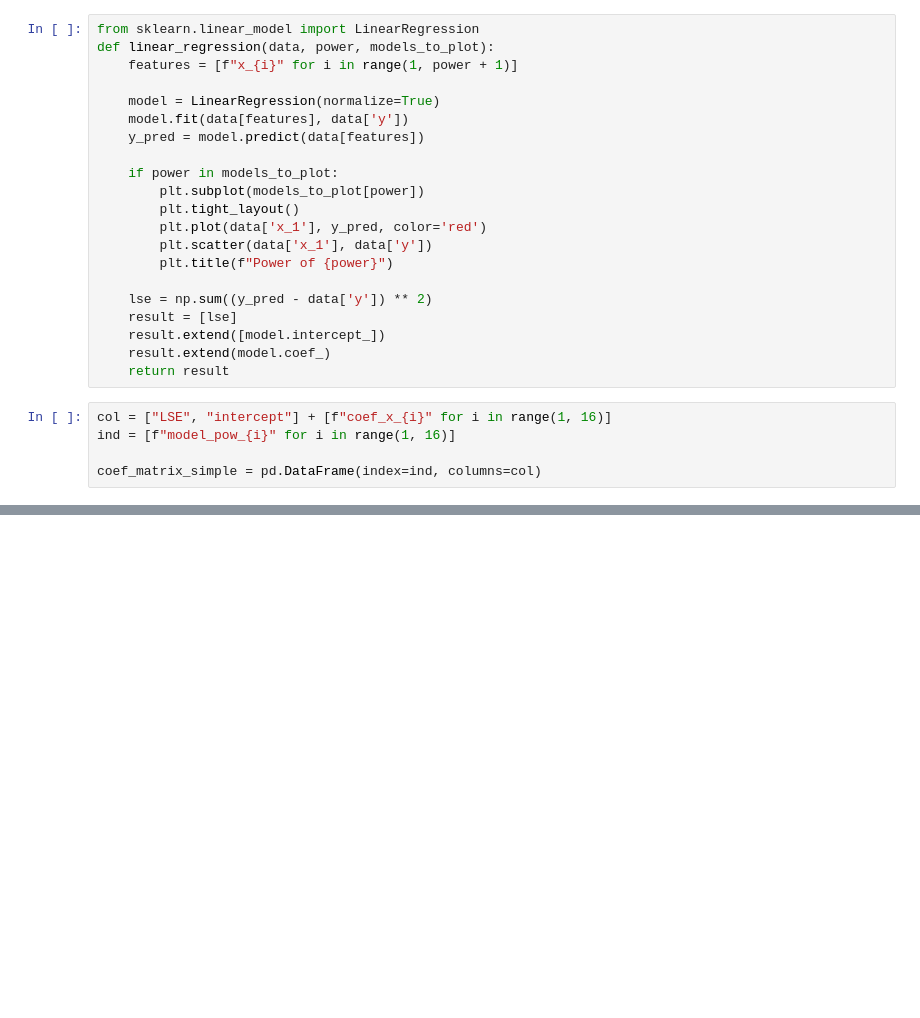
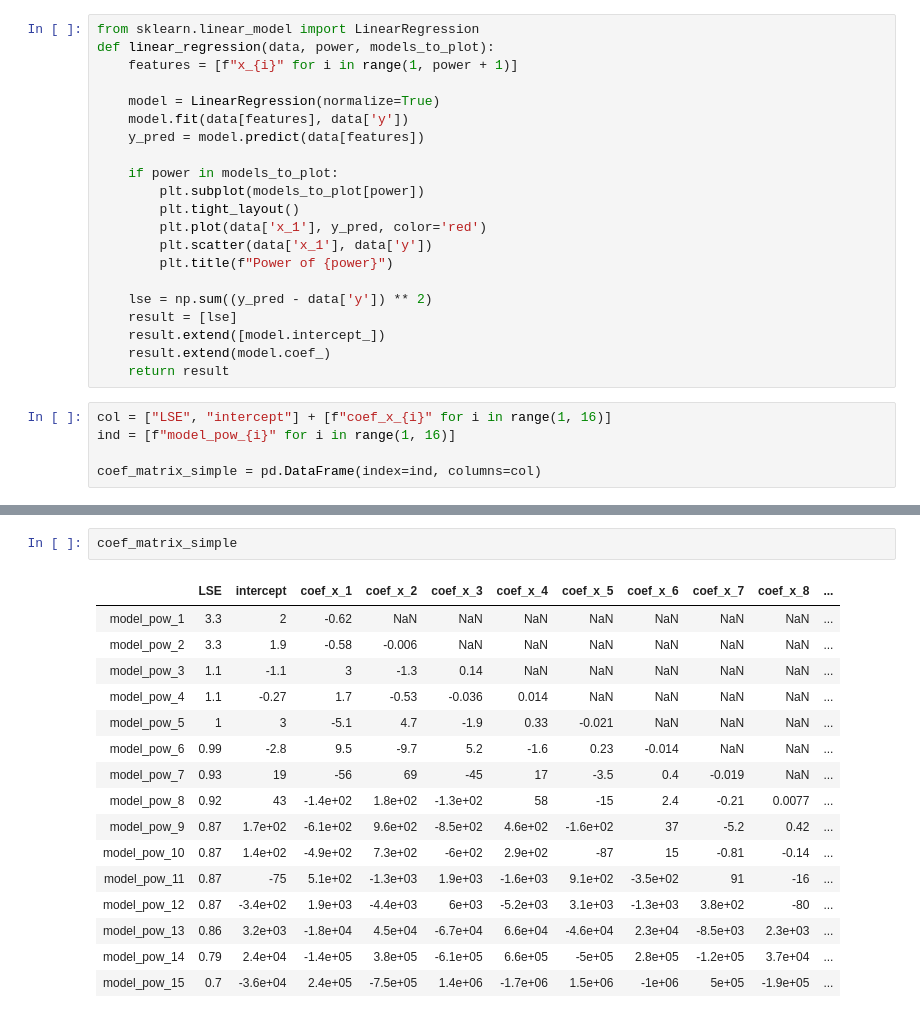
Before and after one commit to brian-pan/data-analysis-learn-python-machine-learning-codes, a Jupyter notebook: codes-for-machine-learning-3.ipynb, the cells around one changed output, grey strips where cells are left out. Drawn from its saved outputs; the diff is of its cells as text; blank space fills up the shorter version.

```diff
--- a/codes-for-machine-learning-3.ipynb
+++ b/codes-for-machine-learning-3.ipynb
@@ -123,0 +131,19 @@ coef_matrix_simple = pd.DataFrame(index=ind, columns=col)
+# %%
+coef_matrix_simple
+# %% [output]
+|  | LSE | intercept | coef_x_1 | coef_x_2 | coef_x_3 | coef_x_4 | coef_x_5 | coef_x_6 | coef_x_7 | coef_x_8 | ... |
+| model_pow_1 | 3.3 | 2 | -0.62 | NaN | NaN | NaN | NaN | NaN | NaN | NaN | ... |
+| model_pow_2 | 3.3 | 1.9 | -0.58 | -0.006 | NaN | NaN | NaN | NaN | NaN | NaN | ... |
+| model_pow_3 | 1.1 | -1.1 | 3 | -1.3 | 0.14 | NaN | NaN | NaN | NaN | NaN | ... |
+| model_pow_4 | 1.1 | -0.27 | 1.7 | -0.53 | -0.036 | 0.014 | NaN | NaN | NaN | NaN | ... |
+| model_pow_5 | 1 | 3 | -5.1 | 4.7 | -1.9 | 0.33 | -0.021 | NaN | NaN | NaN | ... |
+| model_pow_6 | 0.99 | -2.8 | 9.5 | -9.7 | 5.2 | -1.6 | 0.23 | -0.014 | NaN | NaN | ... |
+| model_pow_7 | 0.93 | 19 | -56 | 69 | -45 | 17 | -3.5 | 0.4 | -0.019 | NaN | ... |
+| model_pow_8 | 0.92 | 43 | -1.4e+02 | 1.8e+02 | -1.3e+02 | 58 | -15 | 2.4 | -0.21 | 0.0077 | ... |
+| model_pow_9 | 0.87 | 1.7e+02 | -6.1e+02 | 9.6e+02 | -8.5e+02 | 4.6e+02 | -1.6e+02 | 37 | -5.2 | 0.42 | ... |
+| model_pow_10 | 0.87 | 1.4e+02 | -4.9e+02 | 7.3e+02 | -6e+02 | 2.9e+02 | -87 | 15 | -0.81 | -0.14 | ... |
+| model_pow_11 | 0.87 | -75 | 5.1e+02 | -1.3e+03 | 1.9e+03 | -1.6e+03 | 9.1e+02 | -3.5e+02 | 91 | -16 | ... |
+| model_pow_12 | 0.87 | -3.4e+02 | 1.9e+03 | -4.4e+03 | 6e+03 | -5.2e+03 | 3.1e+03 | -1.3e+03 | 3.8e+02 | -80 | ... |
+| model_pow_13 | 0.86 | 3.2e+03 | -1.8e+04 | 4.5e+04 | -6.7e+04 | 6.6e+04 | -4.6e+04 | 2.3e+04 | -8.5e+03 | 2.3e+03 | ... |
+| model_pow_14 | 0.79 | 2.4e+04 | -1.4e+05 | 3.8e+05 | -6.1e+05 | 6.6e+05 | -5e+05 | 2.8e+05 | -1.2e+05 | 3.7e+04 | ... |
+| model_pow_15 | 0.7 | -3.6e+04 | 2.4e+05 | -7.5e+05 | 1.4e+06 | -1.7e+06 | 1.5e+06 | -1e+06 | 5e+05 | -1.9e+05 | ... |
```
Also changed, not shown: parts of 1 cell of this notebook.
